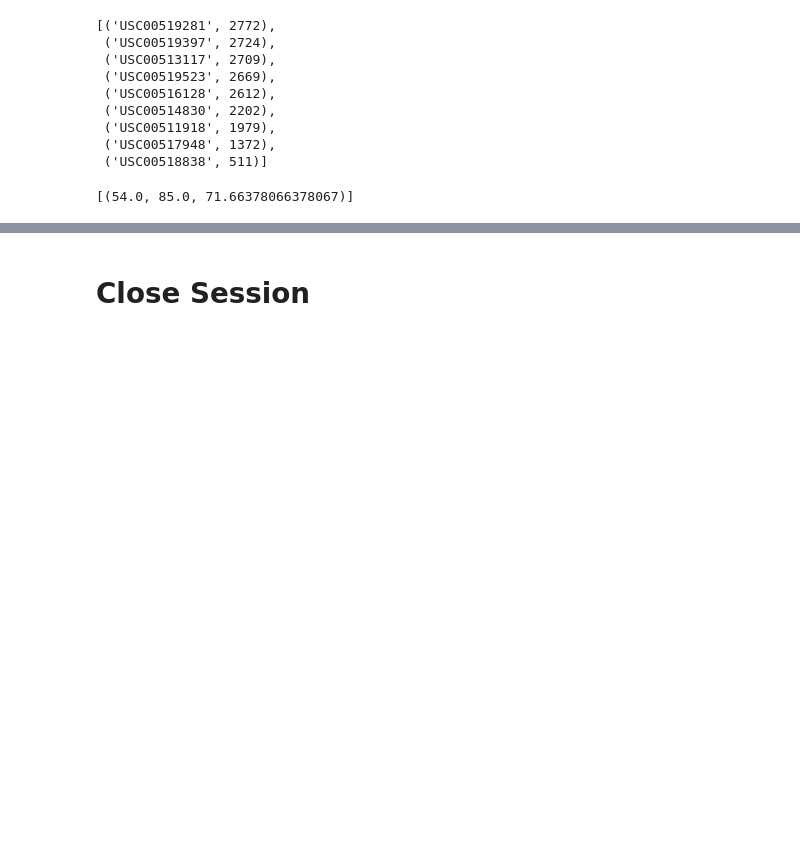
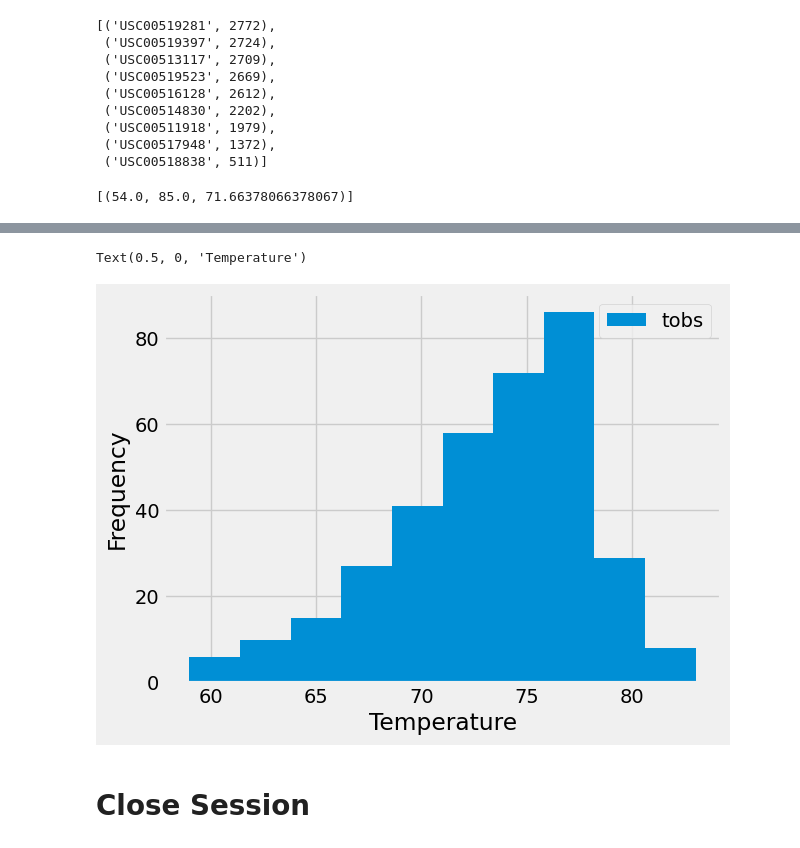
Before and after one commit to SolSolstice/sqlalchemy-challenge, a Jupyter notebook: Starter_Code/climate_analysis_starter.ipynb, the cells around one changed output, grey strips where cells are left out. Cells and saved outputs as stored; diff of their text form; code cells hidden in the pictures; blank space fills up the shorter version.

```diff
--- a/Starter_Code/climate_analysis_starter.ipynb
+++ b/Starter_Code/climate_analysis_starter.ipynb
@@ -232,0 +231,8 @@ Text(0.5, 4.183333333333314, 'Temperature')
+# %%
+sel = [
+   measurement.station,
+    measurement.tobs
+]
+
+temps_12mo = session.query(measurement.tobs).filter(measurement.station == 'USC00519281').\
+filter(measurement.date >= last12mo).all()
@@ -232,0 +259,6 @@ Text(0.5, 4.183333333333314, 'Temperature')
+# %%
+df = pd.DataFrame(temps_12mo)
+df.set_index('tobs')
+df.sort_values(by='tobs',ascending=True)
+
+df
@@ -233,3 +279,10 @@ Text(0.5, 4.183333333333314, 'Temperature')
+# %%
+df.plot.hist(column='tobs')
+plt.ylabel('Frequency')
+plt.xlabel('Temperature')
+# %% [output]
+Text(0.5, 0, 'Temperature')
+[figure, added]
 # %% [markdown]
 # Close Session
 # %%
```
Also changed, not shown: parts of 9 cells of this notebook.
